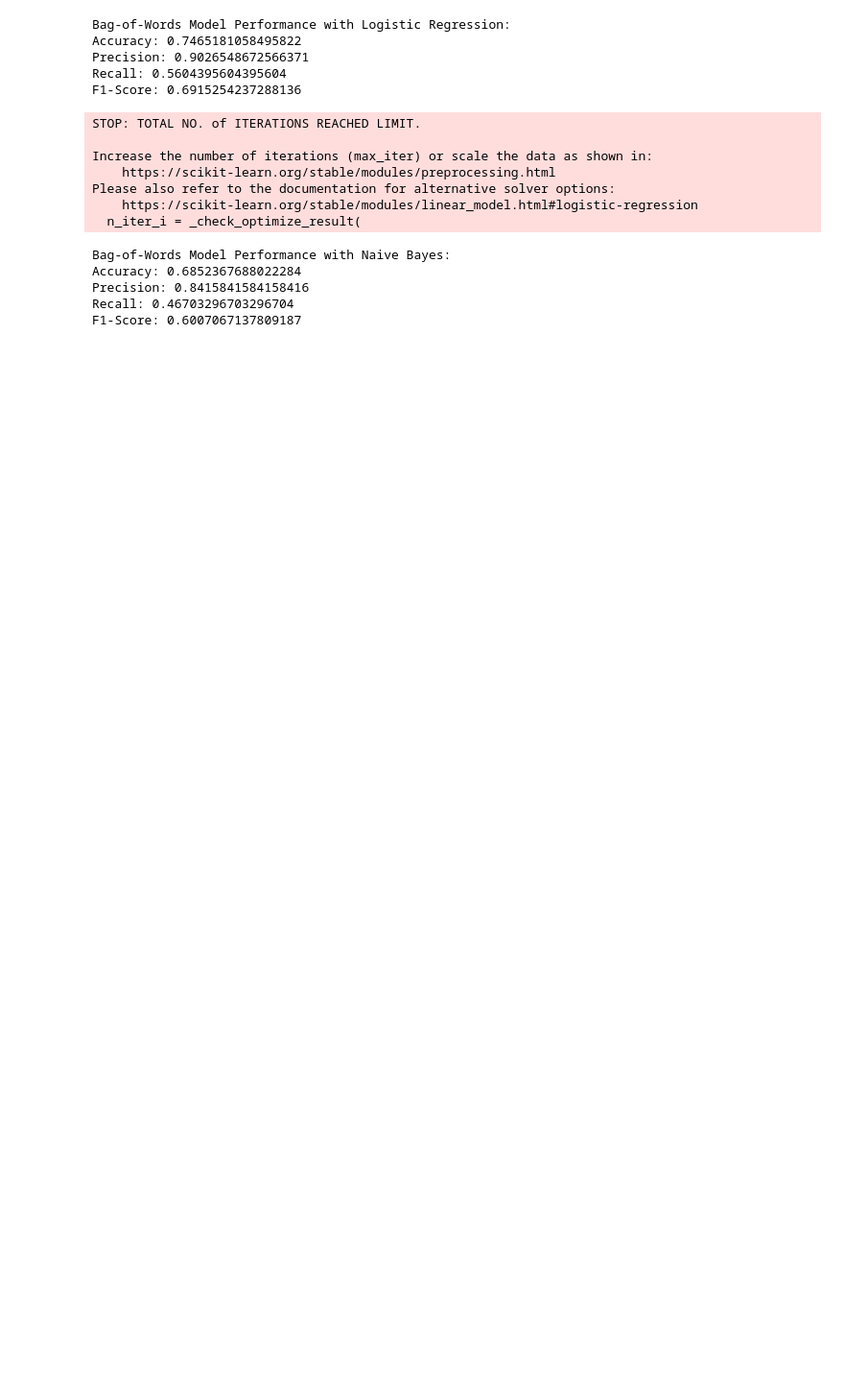
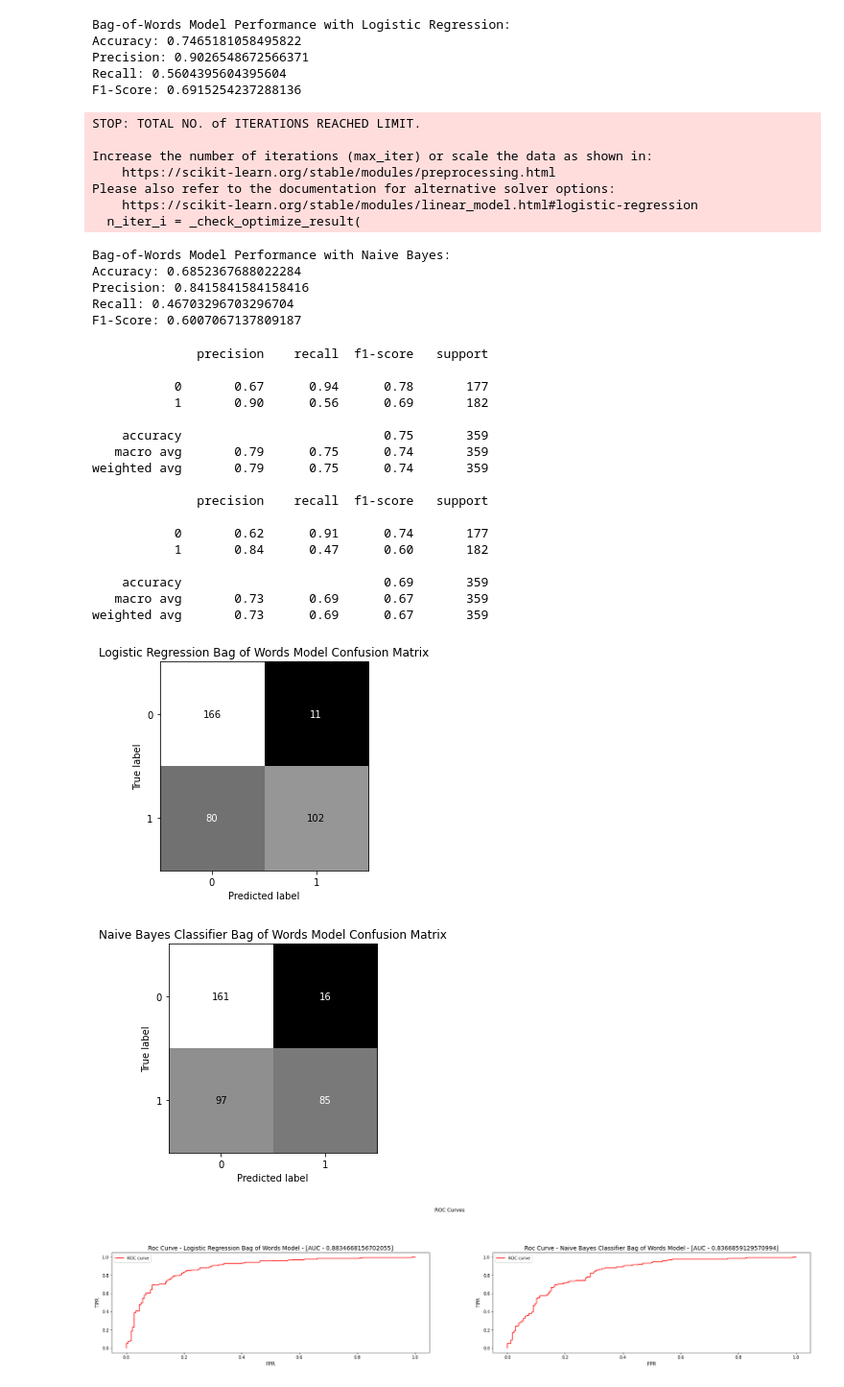
Before and after one commit to megan-shah1/Multi-Modal-Machine-Learning-Projects, a Jupyter notebook: Coding Assignment 2.ipynb, the cells around one changed output. Shown: that part at 96% size. Cells and saved outputs as stored; diff of their text form; code cells hidden in the pictures; blank space fills up the shorter version.

Commit message:
Developed a sentiment analysis machine learning model to determine whether text has a positive or negative connotation

```diff
--- a/Coding Assignment 2.ipynb
+++ b/Coding Assignment 2.ipynb
@@ -212,6 +212,7 @@ lr_bag.fit(bag_train, y_train)
 
 # Predict test data
 lr_y_pred_bag = lr_bag.predict(bag_test)
+lr_y_pred_proba = lr_bag.predict_proba(bag_test)
 
 # Calculate analytics of model
 lr_accuracy_bag = accuracy_score(y_test, lr_y_pred_bag)
@@ -247,6 +248,7 @@ nb_bag.fit(bag_train, y_train)
 
 # Predict Test Data
 nb_y_pred_bag = nb_bag.predict(bag_test)
+nb_y_pred_proba = nb_bag.predict_proba(bag_test)
 
 # Calculate analytics of model
 nb_accuracy_bag = accuracy_score(y_test, nb_y_pred_bag)
@@ -315,3 +273,61 @@ print()
+# %%
+#evaluating the classification model with confusion matrix and ROC
+print(classification_report(y_test, lr_y_pred_bag))
+print(classification_report(y_test, nb_y_pred_bag))
+
+
+models = ['Logistic Regression Bag of Words Model','Naive Bayes Classifier Bag of Words Model']
+predictions = [lr_y_pred_bag, nb_y_pred_bag]
+pred_probabilities = [lr_y_pred_proba, nb_y_pred_proba]
+
+plot = 1
+
+for model, prediction, pred_proba in zip(models, predictions, pred_probabilities):
+    disp = ConfusionMatrixDisplay(confusion_matrix(y_test.ravel(), prediction))
+    disp.plot(
+        include_values=True,
+        cmap='gray',
+        colorbar=False
+    )
+    disp.ax_.set_title(f"{model} Confusion Matrix")
+
+plt.figure(figsize=(30, 15))
+plt.suptitle("ROC Curves")
+plot_index = 1
+
+for model, prediction, pred_proba in zip(models, predictions, pred_probabilities):
+    fpr, tpr, thresholds = roc_curve(y_test, pred_proba[:, 1])
+    auc_score = auc(fpr, tpr)
+    plt.subplot(3, 2, plot_index)
+    plt.plot(fpr, tpr, 'r', label='ROC curve')
+    # pyplot.figure(figsize=(5, 5))
+    plt.title(f'Roc Curve - {model} - [AUC - {auc_score}]', fontsize=14)
+    plt.xlabel('FPR', fontsize=12)
+    plt.ylabel('TPR', fontsize=12)
+    plt.legend()
+    plot_index += 1
+plt.show()
+# %% [output]
+              precision    recall  f1-score   support
+
+           0       0.67      0.94      0.78       177
+           1       0.90      0.56      0.69       182
+
+    accuracy                           0.75       359
+   macro avg       0.79      0.75      0.74       359
+weighted avg       0.79      0.75      0.74       359
+
+              precision    recall  f1-score   support
+
+           0       0.62      0.91      0.74       177
+           1       0.84      0.47      0.60       182
+
+    accuracy                           0.69       359
+   macro avg       0.73      0.69      0.67       359
+weighted avg       0.73      0.69      0.67       359
+[figure, added]
+[figure, added]
+[figure, added]
 # %%
 # Train Logistic Regression Model on TFIDF Features
 lr_tfidf = LogisticRegression(random_state=42)
```
Also changed, not shown: parts of 7 cells of this notebook.
